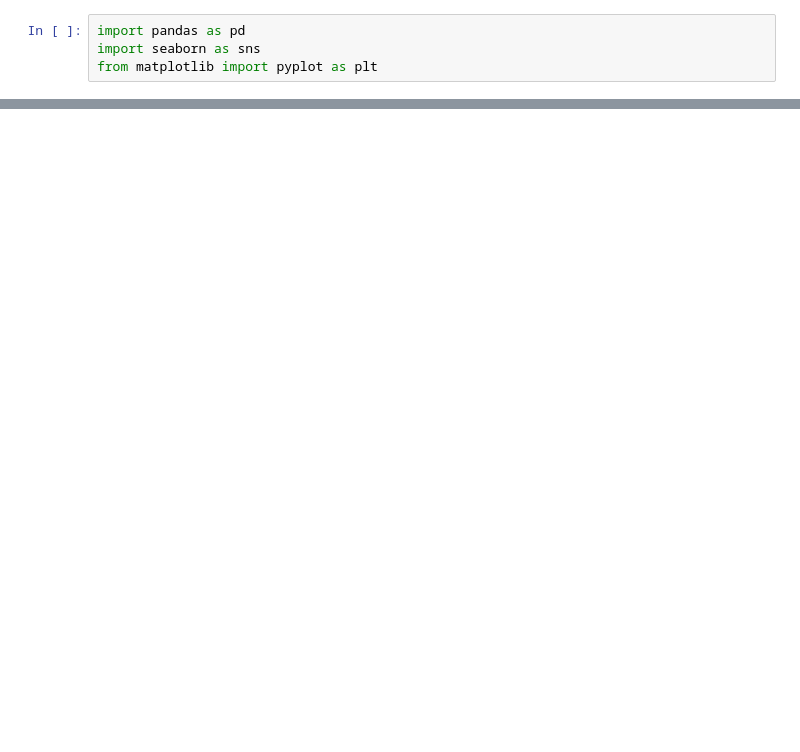
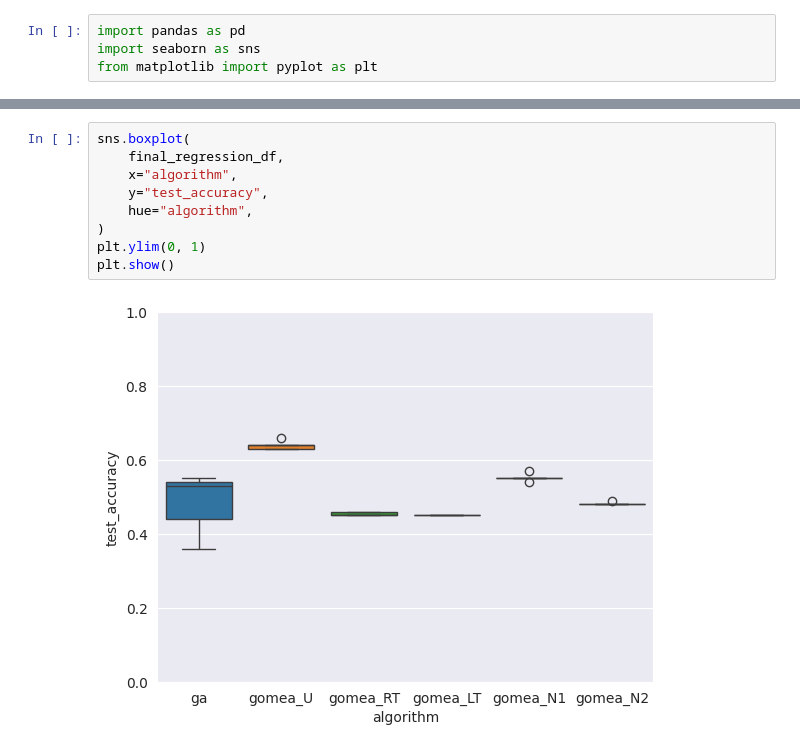
Before and after one commit to giorgia-nadizar/cgpax, a Jupyter notebook: analysis/regression.ipynb, the cells around one changed output, grey strips where cells are left out. Cells and saved outputs as stored; diff of their text form; blank space fills up the shorter version.

```diff
--- a/analysis/regression.ipynb
+++ b/analysis/regression.ipynb
@@ -52,0 +76,11 @@ plt.show()
+# %%
+sns.boxplot(
+    final_regression_df,
+    x="algorithm",
+    y="test_accuracy",
+    hue="algorithm",
+)
+plt.ylim(0, 1)
+plt.show()
+# %% [output]
+[figure, added]
```
Also changed, not shown: parts of 4 cells of this notebook.
